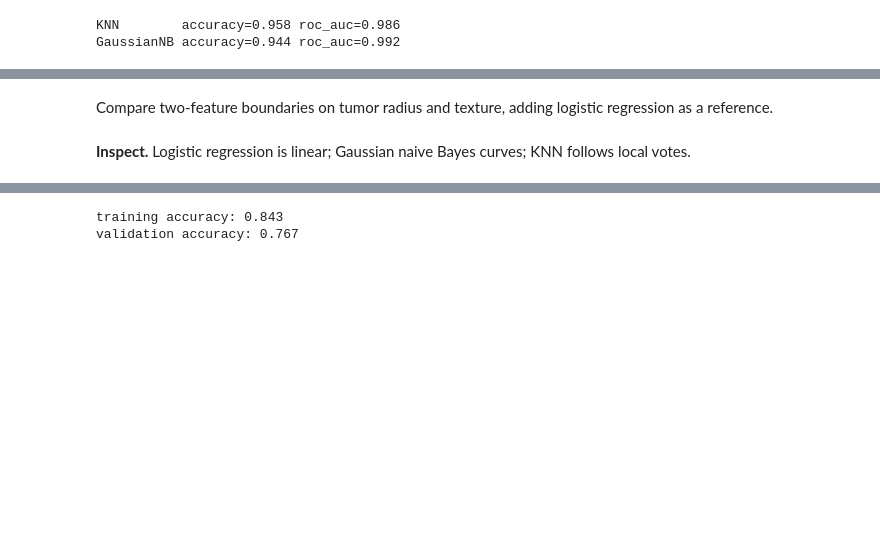
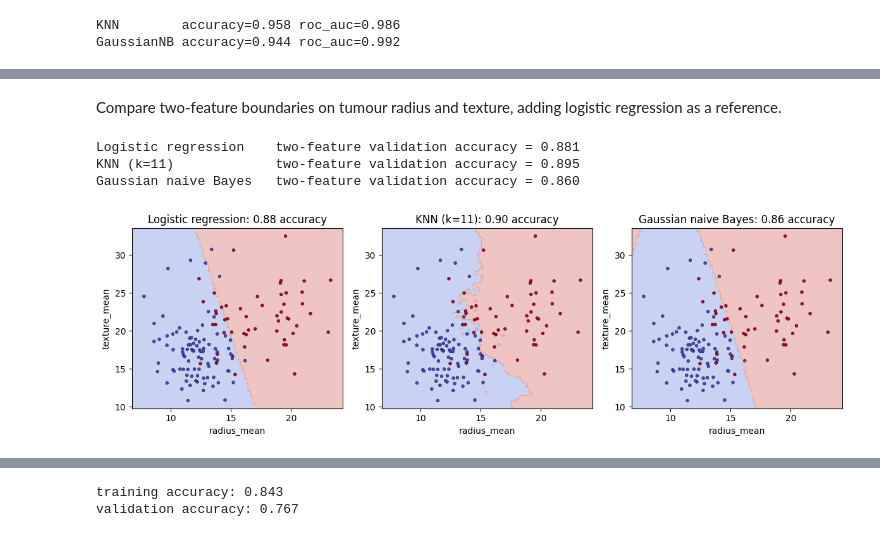
Before and after one commit to azrainnn/Machine-Learning-Labs, a Jupyter notebook: all_experiments/ML Lab 3/ML_Lab3.ipynb, the cells around one changed output, grey strips where cells are left out. Saved outputs shown, nothing was run; the diff lists cells and outputs as text; code cells hidden in the pictures; blank space fills up the shorter version.

```diff
--- a/all_experiments/ML Lab 3/ML_Lab3.ipynb
+++ b/all_experiments/ML Lab 3/ML_Lab3.ipynb
@@ -43,12 +43,14 @@ def find_data_dir(name="all_datasets", marker="titanic_dataset.csv"):
         for folder in [start, *start.parents]:
             if (folder / name / marker).is_file():
                 return folder / name
-    raise FileNotFoundError(f"Could not find {name}/{marker} above {starts}")
+    searched = ", ".join(str(s) for s in starts)
+    raise FileNotFoundError(f"Could not find {name}/{marker} in or above: {searched}")
 
 
-# The PDF's `PROJECT_ROOT = Path.cwd().parent` only works for notebooks directly in all_experiments/;
-# this finds the same project root from inside "ML Lab 3/".
+# The lab's original `Path.cwd().parent` only works for one folder depth; searching upward works for any depth.
 DATA = find_data_dir()
 PROJECT_ROOT = DATA.parent
 MODELS = PROJECT_ROOT / "models"
 MODELS.mkdir(exist_ok=True)
+print("Using data from:", DATA)
+print("Saving models to:", MODELS)
@@ -123,23 +154,28 @@ GaussianNB accuracy=0.944 roc_auc=0.992
 # %% [markdown]
-Compare two-feature boundaries on tumor radius and texture, adding logistic regression as a reference.
+Compare two-feature boundaries on tumour radius and texture, adding logistic regression as a reference.
 # %%
 two = ["radius_mean", "texture_mean"]
 fig, axes = plt.subplots(1, 3, figsize=(12, 3.8))
 for ax, (name, estimator) in zip(axes, [
     ("Logistic regression", LogisticRegression(max_iter=2000)),
     (f"KNN (k={best_k})", KNeighborsClassifier(n_neighbors=best_k, weights="distance")),
     ("Gaussian naive Bayes", GaussianNB()),
 ]):
     small = Pipeline([("scale", StandardScaler()), ("model", estimator)])
     small.fit(Xc_train[two], yc_train)
     DecisionBoundaryDisplay.from_estimator(small, Xc_valid[two], ax=ax, alpha=0.3,
                                            response_method="predict", cmap="coolwarm")
     ax.scatter(Xc_valid[two[0]], Xc_valid[two[1]], c=yc_valid, cmap="coolwarm",
                s=12, edgecolor="k", linewidth=0.3)
-    ax.set_title(f"{name}: {accuracy_score(yc_valid, small.predict(Xc_valid[two])):.2f} accuracy")
+    acc = accuracy_score(yc_valid, small.predict(Xc_valid[two]))
+    print(f"{name:22s} two-feature validation accuracy = {acc:.3f}")
+    ax.set_title(f"{name}: {acc:.2f} accuracy")
     ax.set_xlabel("radius_mean")
     ax.set_ylabel("texture_mean")
 plt.tight_layout()
 plt.show()
+# %% [output]
+Logistic regression    two-feature validation accuracy = 0.881
+KNN (k=11)             two-feature validation accuracy = 0.895
+Gaussian naive Bayes   two-feature validation accuracy = 0.860
+[figure, added]
-# %% [markdown]
-**Inspect.** Logistic regression is linear; Gaussian naive Bayes curves; KNN follows local votes.
```
Also changed, not shown: parts of 51 cells of this notebook, 4 other files.
